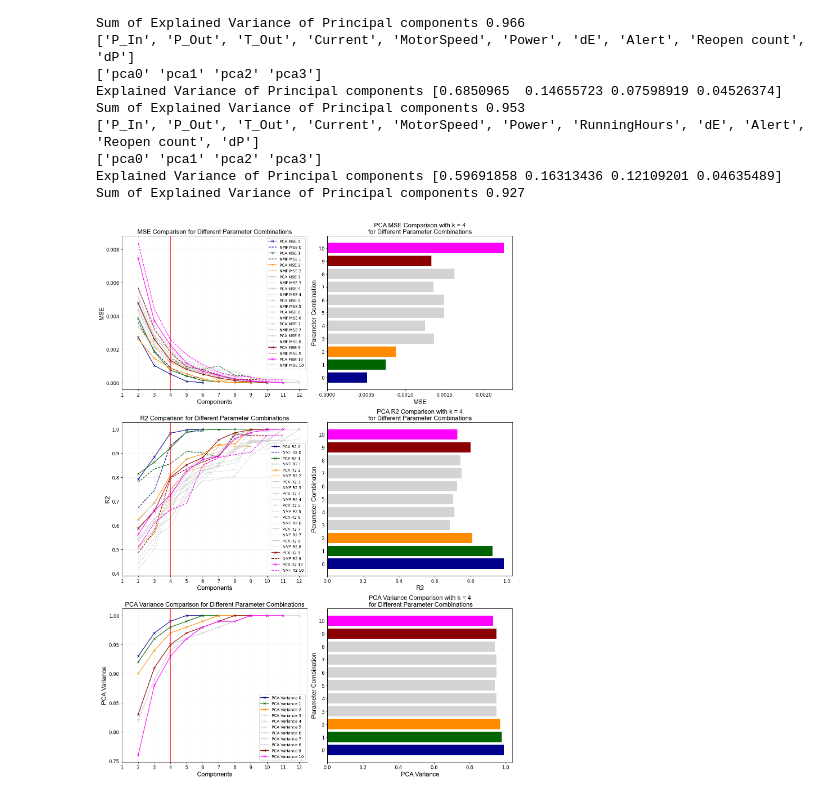
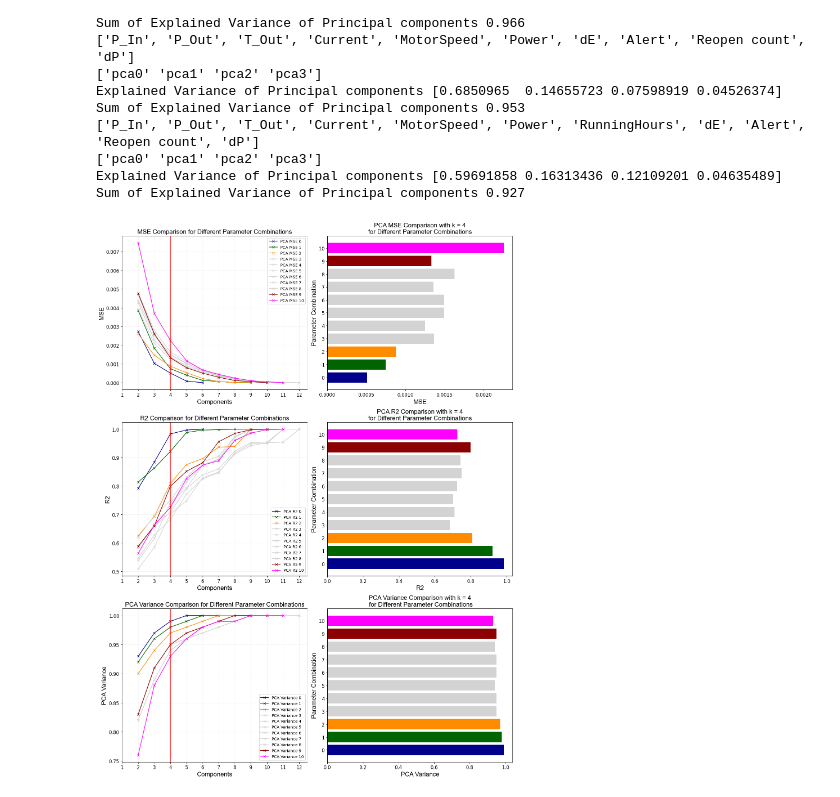
Before and after one commit to LaGo55/Paper_Unsupervised_Learning_Industrial_Vacuum_Application, a Jupyter notebook: I2-2_0_DimensionalityReduction.ipynb, the cells around one changed output. Drawn from its saved outputs; the diff is of its cells as text; code cells hidden in the pictures.

```diff
--- a/I2-2_0_DimensionalityReduction.ipynb
+++ b/I2-2_0_DimensionalityReduction.ipynb
@@ -121,7 +151,7 @@ Sum of Explained Variance of Principal components 0.927
 import pandas as pd
 import matplotlib.pyplot as plt
 # load combined metrics data set
-data = pd.read_excel("I2_dim_red_metrics_all.xlsx")
+data = pd.read_excel("dim_red_metrics_all.xlsx")
 # %%
 # Plot comparable plot from dimRed results
 iterations = data["Parameter\nCombination"].unique()
@@ -142,14 +172,10 @@ for i, iteration in enumerate(iterations):
     x1 = subset["Components"]
     # Plot MSE metrics
     y1 = subset["PCA MSE"]
-    y2 = subset["NMF MSE"]
     ax[0,0].plot(x1,y1, label=f"PCA MSE {iteration}", color=colors[i % len(colors)], marker="x")
-    ax[0,0].plot(x1,y2, label=f"NMF MSE {iteration}", linestyle="dashed", color=colors[i % len(colors)])
     # Plot R2 metrics
     y1 = subset["PCA R2"]
-    y2 = subset["NMF R2"]
     ax[1,0].plot(x1,y1, label=f"PCA R2 {iteration}", color=colors[i % len(colors)],marker="x")
-    ax[1,0].plot(x1,y2, label=f"NMF R2 {iteration}", linestyle="dashed", color=colors[i % len(colors)])
     # Plot PCA variance metrics
     y1 = subset["PCA Variance"]
     ax[2,0].plot(x1,y1, label=f"PCA Variance {iteration}", color=colors[i % len(colors)], marker="x")
@@ -192,31 +218,31 @@ ax[2,0].set_xticks(range(1,max(data["Components"]+1),1))
 ax[2,0].legend()
 ax[2,0].set_title("PCA Variance Comparison for Different Parameter Combinations", fontdict=font)
 ax[2,0].axvline(x=4, color='red', linestyle='-')
 
 ax[0,1].set_xlabel("MSE", fontdict=font)
 ax[0,1].set_ylabel("Parameter Combination", fontdict=font)
 ax[0,1].set_yticks(range(0,iteration+1,1))
 ax[0,1].set_title("PCA MSE Comparison with k = 4\nfor Different Parameter Combinations", fontdict=font)
 
 ax[1,1].set_xlabel("R2", fontdict=font)
 ax[1,1].set_ylabel("Parameter Combination", fontdict=font)
 ax[1,1].set_yticks(range(0,iteration+1,1))
 ax[1,1].set_title("PCA R2 Comparison with k = 4\nfor Different Parameter Combinations", fontdict=font)
 
 ax[2,1].set_xlabel("PCA Variance", fontdict=font)
 ax[2,1].set_ylabel("Parameter Combination", fontdict=font)
 ax[2,1].set_yticks(range(0,iteration+1,1))
 ax[2,1].set_title("PCA Variance Comparison with k = 4\n for Different Parameter Combinations", fontdict=font)
 
 ax[0,0].grid(color="0.95")
 ax[1,0].grid(color="0.95")
 ax[2,0].grid(color="0.95")
 for i in range(3):
     for j in range(2):
         ax[i, j].tick_params(axis='x', labelsize=12)
         ax[i, j].tick_params(axis='y', labelsize=12)
 
 plt.tight_layout()
 plt.show()
 # %% [output]
-[figure, old version]
+[figure, new version]
```
Also changed, not shown: parts of 3 cells of this notebook, 2 other files.
